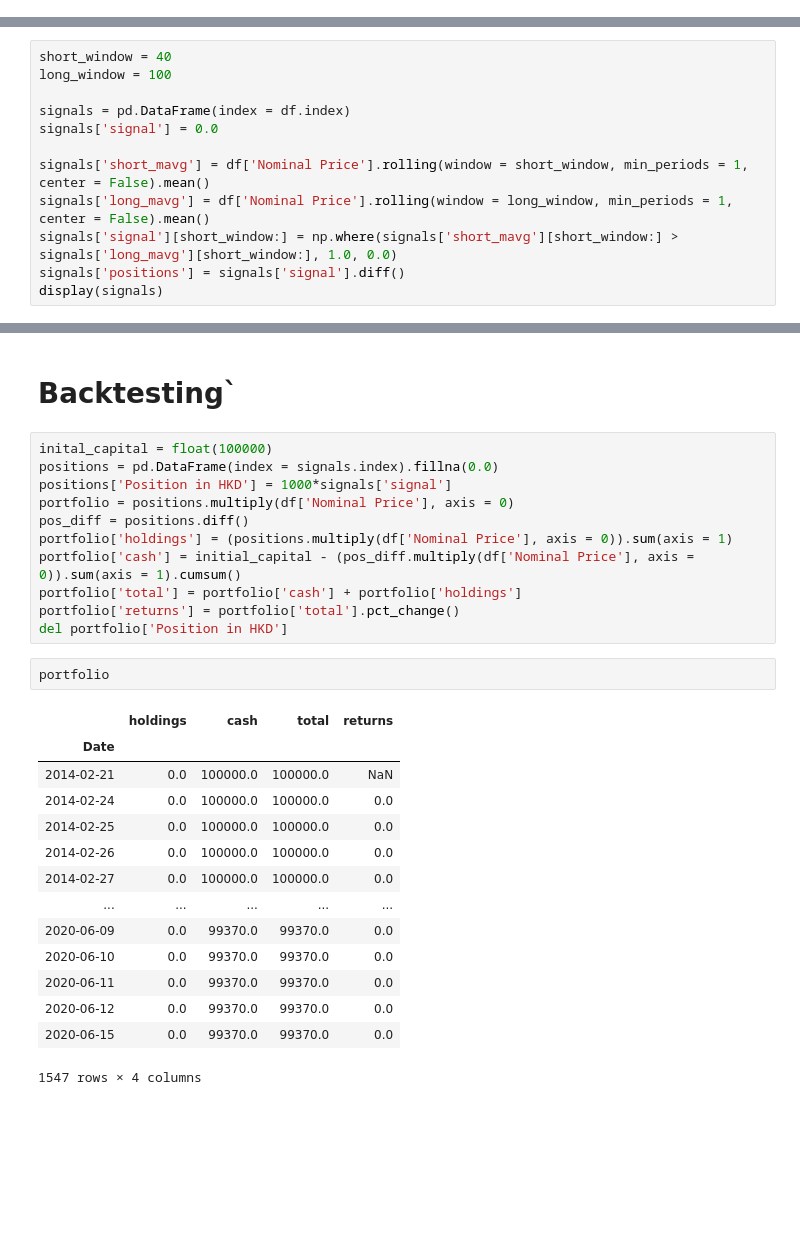
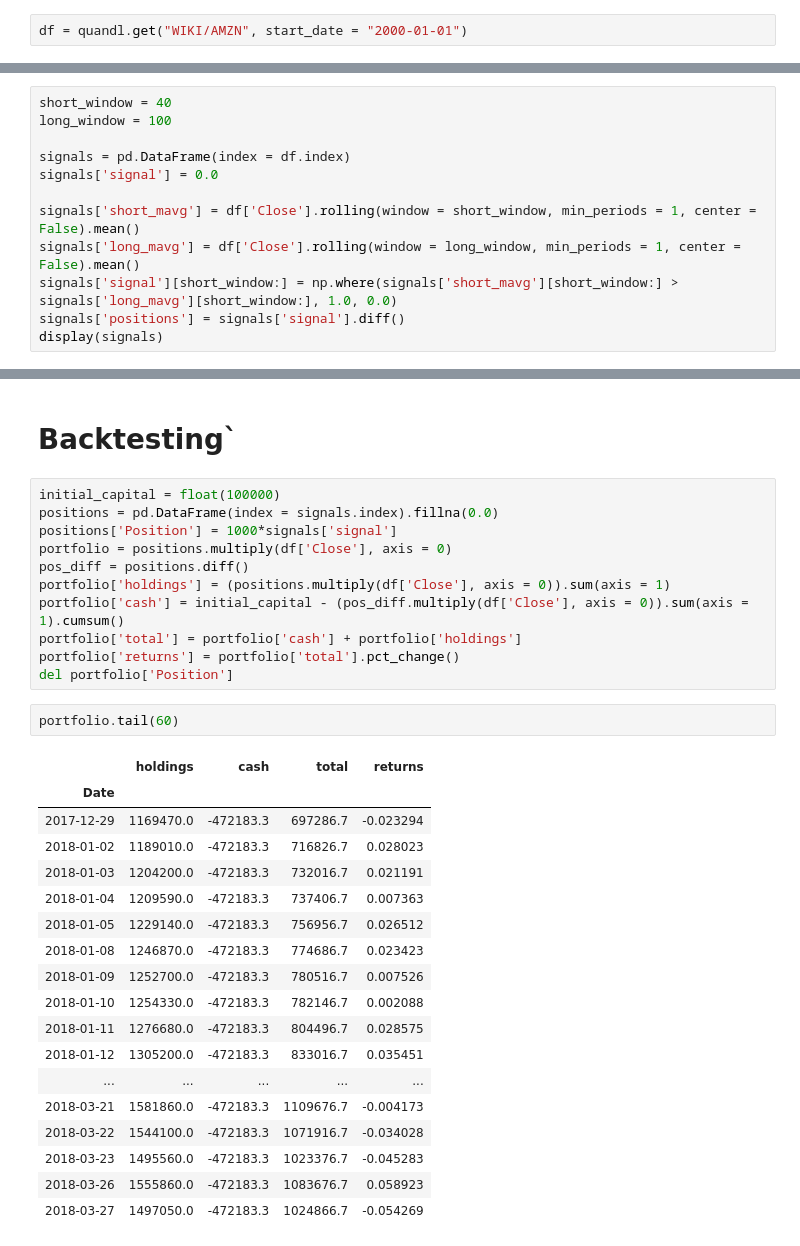
Before and after one commit to andrewcole33/moving_avg_trading, a Jupyter notebook: full_ma.ipynb, the cells around one changed output, grey strips where cells are left out. Cells and saved outputs as stored; diff of their text form; blank space fills up the shorter version.

```diff
--- a/full_ma.ipynb
+++ b/full_ma.ipynb
@@ -8,3 +6,5 @@ df = quandl.get("HKEX/02383")
+# %%
+df = quandl.get("WIKI/AMZN", start_date = "2000-01-01")
 # %%
 df.tail()
 # %% [output]
@@ -29,8 +29,8 @@ long_window = 100
 signals = pd.DataFrame(index = df.index)
 signals['signal'] = 0.0
 
-signals['short_mavg'] = df['Nominal Price'].rolling(window = short_window, min_periods = 1, center = False).mean()
-signals['long_mavg'] = df['Nominal Price'].rolling(window = long_window, min_periods = 1, center = False).mean()
+signals['short_mavg'] = df['Close'].rolling(window = short_window, min_periods = 1, center = False).mean()
+signals['long_mavg'] = df['Close'].rolling(window = long_window, min_periods = 1, center = False).mean()
 signals['signal'][short_window:] = np.where(signals['short_mavg'][short_window:] > signals['long_mavg'][short_window:], 1.0, 0.0)
 signals['positions'] = signals['signal'].diff()
 display(signals)
@@ -64,33 +64,37 @@ plt.tight_layout()
 # %% [markdown]
 # Backtesting`
 # %%
-inital_capital = float(100000)
+initial_capital = float(100000)
 positions = pd.DataFrame(index = signals.index).fillna(0.0)
-positions['Position in HKD'] = 1000*signals['signal']
-portfolio = positions.multiply(df['Nominal Price'], axis = 0)
+positions['Position'] = 1000*signals['signal']
+portfolio = positions.multiply(df['Close'], axis = 0)
 pos_diff = positions.diff()
-portfolio['holdings'] = (positions.multiply(df['Nominal Price'], axis = 0)).sum(axis = 1)
-portfolio['cash'] = initial_capital - (pos_diff.multiply(df['Nominal Price'], axis = 0)).sum(axis = 1).cumsum()
+portfolio['holdings'] = (positions.multiply(df['Close'], axis = 0)).sum(axis = 1)
+portfolio['cash'] = initial_capital - (pos_diff.multiply(df['Close'], axis = 0)).sum(axis = 1).cumsum()
 portfolio['total'] = portfolio['cash'] + portfolio['holdings']
 portfolio['returns'] = portfolio['total'].pct_change()
-del portfolio['Position in HKD']
+del portfolio['Position']
 # %%
-portfolio
+portfolio.tail(60)
 # %% [output]
 |  | holdings | cash | total | returns |
 | Date |  |  |  |  |
-| 2014-02-21 | 0.0 | 100000.0 | 100000.0 | NaN |
-| 2014-02-24 | 0.0 | 100000.0 | 100000.0 | 0.0 |
-| 2014-02-25 | 0.0 | 100000.0 | 100000.0 | 0.0 |
-| 2014-02-26 | 0.0 | 100000.0 | 100000.0 | 0.0 |
-| 2014-02-27 | 0.0 | 100000.0 | 100000.0 | 0.0 |
+| 2017-12-29 | 1169470.0 | -472183.3 | 697286.7 | -0.023294 |
+| 2018-01-02 | 1189010.0 | -472183.3 | 716826.7 | 0.028023 |
+| 2018-01-03 | 1204200.0 | -472183.3 | 732016.7 | 0.021191 |
+| 2018-01-04 | 1209590.0 | -472183.3 | 737406.7 | 0.007363 |
+| 2018-01-05 | 1229140.0 | -472183.3 | 756956.7 | 0.026512 |
+| 2018-01-08 | 1246870.0 | -472183.3 | 774686.7 | 0.023423 |
+| 2018-01-09 | 1252700.0 | -472183.3 | 780516.7 | 0.007526 |
+| 2018-01-10 | 1254330.0 | -472183.3 | 782146.7 | 0.002088 |
+| 2018-01-11 | 1276680.0 | -472183.3 | 804496.7 | 0.028575 |
+| 2018-01-12 | 1305200.0 | -472183.3 | 833016.7 | 0.035451 |
 | ... | ... | ... | ... | ... |
-| 2020-06-09 | 0.0 | 99370.0 | 99370.0 | 0.0 |
-| 2020-06-10 | 0.0 | 99370.0 | 99370.0 | 0.0 |
-| 2020-06-11 | 0.0 | 99370.0 | 99370.0 | 0.0 |
-| 2020-06-12 | 0.0 | 99370.0 | 99370.0 | 0.0 |
-| 2020-06-15 | 0.0 | 99370.0 | 99370.0 | 0.0 |
+| 2018-03-21 | 1581860.0 | -472183.3 | 1109676.7 | -0.004173 |
+| 2018-03-22 | 1544100.0 | -472183.3 | 1071916.7 | -0.034028 |
+| 2018-03-23 | 1495560.0 | -472183.3 | 1023376.7 | -0.045283 |
+| 2018-03-26 | 1555860.0 | -472183.3 | 1083676.7 | 0.058923 |
+| 2018-03-27 | 1497050.0 | -472183.3 | 1024866.7 | -0.054269 |
-1547 rows × 4 columns
 # %%
 fig = plt.figure(figsize = (20,15))
 ax1 = fig.add_subplot(111,ylabel = 'Portfolio value in $')
```
Also changed, not shown: parts of 7 cells of this notebook, 2 other files.
